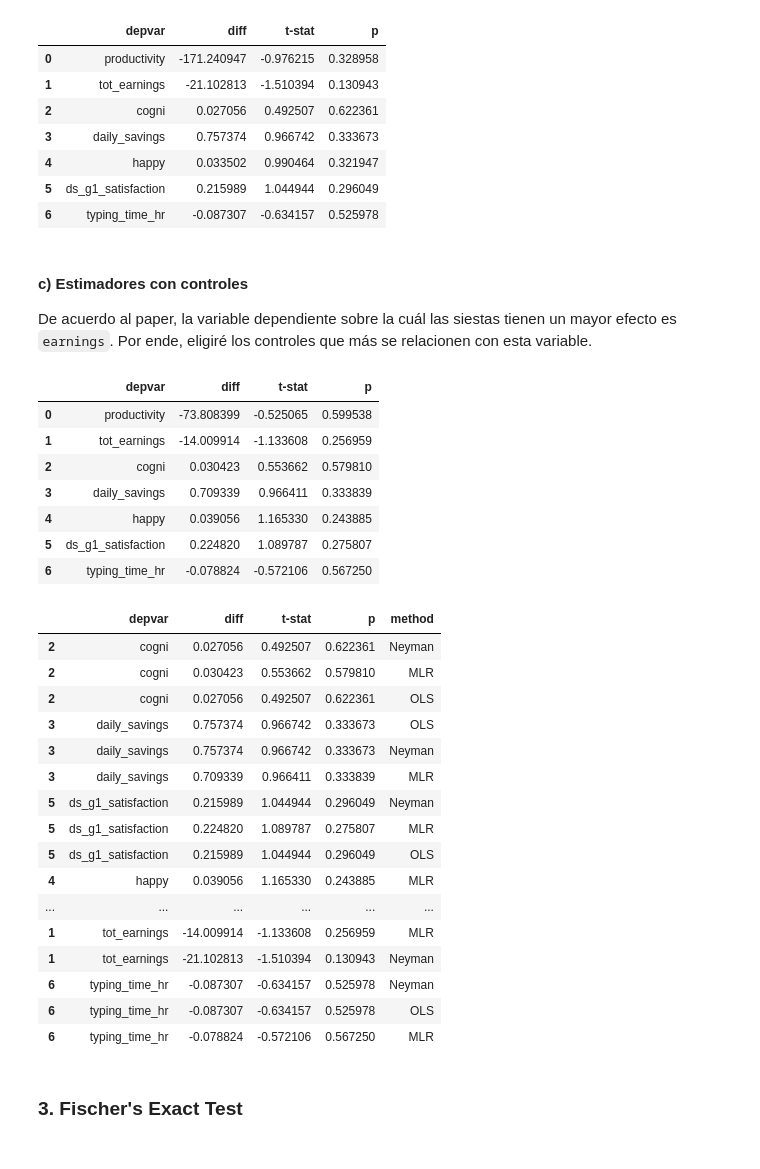
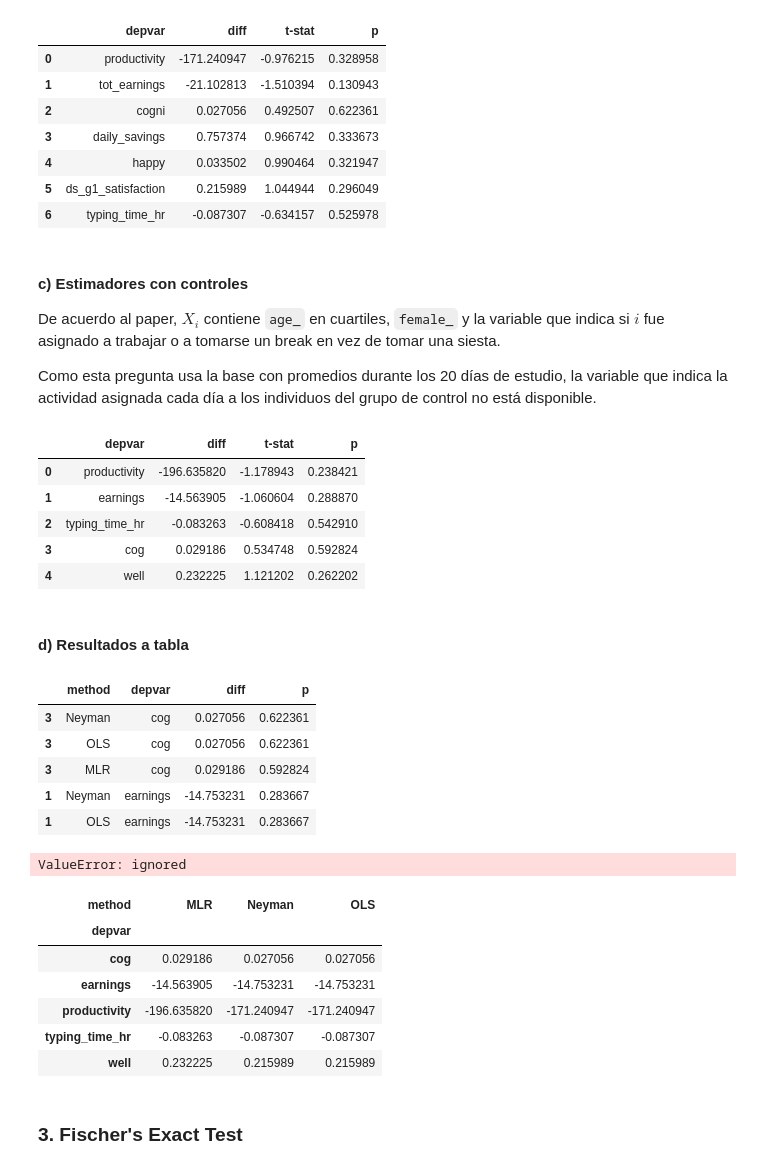
Before and after one commit to ArturoSbr/EmtrAp-hw01, a Jupyter notebook: cod/main.ipynb, the cells around one changed output. Saved outputs shown, nothing was run; the diff lists cells and outputs as text; code cells hidden in the pictures.

Commit message:
Stuck on reshaping summary table 1.2.d

```diff
--- a/cod/main.ipynb
+++ b/cod/main.ipynb
@@ -144,17 +132,16 @@ t_ols
 | 6 | typing_time_hr | -0.087307 | -0.634157 | 0.525978 |
 # %% [markdown]
 #### c) Estimadores con controles
-De acuerdo al paper, la variable dependiente sobre la cuál las siestas tienen un mayor efecto es `earnings`. Por ende, eligiré los controles que más se relacionen con esta variable.
+De acuerdo al paper, $X_i$ contiene `age_` en cuartiles, `female_` y la variable que indica si $i$ fue asignado a trabajar o a tomarse un break en vez de tomar una siesta.
+
+Como esta pregunta usa la base con promedios durante los 20 días de estudio, la variable que indica la actividad asignada cada día a los individuos del grupo de control no está disponible.
 # %%
-# Correlación con earnings
-# print(d2.corr()['earnings'].sort_values())
-
-# Regresiones a tabla
-t_ols = pd.DataFrame(data=d, columns=['depvar','diff','t-stat','p'])
-t_ols
+# Edad a cuartiles y luego a dummies
+d2['age_q'] = pd.qcut(x=d2['age_'], q=4, labels=[f'q{i}' for i in range(1,5)])
+d2 = pd.get_dummies(data=d2, prefix='age_', prefix_sep='', columns=['age_q'], )
 
 # Tratamiento y controles
-X = ['const','T_nap','age_','education_']
+X = ['T_nap','const','age_q2','age_q3','age_q4','female_']
 
 # Correr regresiones
 d = []
@@ -168,37 +155,45 @@ t_ctr = pd.DataFrame(data=d, columns=['depvar','diff','t-stat','p'])
 t_ctr
 # %% [output]
 |  | depvar | diff | t-stat | p |
-| 0 | productivity | -73.808399 | -0.525065 | 0.599538 |
-| 1 | tot_earnings | -14.009914 | -1.133608 | 0.256959 |
-| 2 | cogni | 0.030423 | 0.553662 | 0.579810 |
-| 3 | daily_savings | 0.709339 | 0.966411 | 0.333839 |
-| 4 | happy | 0.039056 | 1.165330 | 0.243885 |
-| 5 | ds_g1_satisfaction | 0.224820 | 1.089787 | 0.275807 |
-| 6 | typing_time_hr | -0.078824 | -0.572106 | 0.567250 |
+| 0 | productivity | -196.635820 | -1.178943 | 0.238421 |
+| 1 | earnings | -14.563905 | -1.060604 | 0.288870 |
+| 2 | typing_time_hr | -0.083263 | -0.608418 | 0.542910 |
+| 3 | cog | 0.029186 | 0.534748 | 0.592824 |
+| 4 | well | 0.232225 | 1.121202 | 0.262202 |
+# %% [markdown]
+#### d) Resultados a tabla
+# %%
+t.head()
+# %% [output]
+|  | method | depvar | diff | p |
+| 3 | Neyman | cog | 0.027056 | 0.622361 |
+| 3 | OLS | cog | 0.027056 | 0.622361 |
+| 3 | MLR | cog | 0.029186 | 0.592824 |
+| 1 | Neyman | earnings | -14.753231 | 0.283667 |
+| 1 | OLS | earnings | -14.753231 | 0.283667 |
+# %%
+pd.wide_to_long(df=t, stubnames=['diff','p'], i='depvar', j='method')
+# %% [output]
+ValueError: ignored
 # %%
+# Concatenar resultados
 t = pd.concat([t_ney.assign(method='Neyman'),
                t_ols.assign(method='OLS'),
                t_ctr.assign(method='MLR')])
 
-t.sort_values('depvar')
+#
+
+# Limpiar tabla
+t = t[['method','depvar','diff','p']].sort_values('depvar')
+t.pivot(index='depvar', columns='method', values='diff')
 # %% [output]
-|  | depvar | diff | t-stat | p | method |
-| 2 | cogni | 0.027056 | 0.492507 | 0.622361 | Neyman |
-| 2 | cogni | 0.030423 | 0.553662 | 0.579810 | MLR |
-| 2 | cogni | 0.027056 | 0.492507 | 0.622361 | OLS |
-| 3 | daily_savings | 0.757374 | 0.966742 | 0.333673 | OLS |
-| 3 | daily_savings | 0.757374 | 0.966742 | 0.333673 | Neyman |
-| 3 | daily_savings | 0.709339 | 0.966411 | 0.333839 | MLR |
-| 5 | ds_g1_satisfaction | 0.215989 | 1.044944 | 0.296049 | Neyman |
-| 5 | ds_g1_satisfaction | 0.224820 | 1.089787 | 0.275807 | MLR |
-| 5 | ds_g1_satisfaction | 0.215989 | 1.044944 | 0.296049 | OLS |
-| 4 | happy | 0.039056 | 1.165330 | 0.243885 | MLR |
-| ... | ... | ... | ... | ... | ... |
-| 1 | tot_earnings | -14.009914 | -1.133608 | 0.256959 | MLR |
-| 1 | tot_earnings | -21.102813 | -1.510394 | 0.130943 | Neyman |
-| 6 | typing_time_hr | -0.087307 | -0.634157 | 0.525978 | Neyman |
-| 6 | typing_time_hr | -0.087307 | -0.634157 | 0.525978 | OLS |
-| 6 | typing_time_hr | -0.078824 | -0.572106 | 0.567250 | MLR |
+| method | MLR | Neyman | OLS |
+| depvar |  |  |  |
+| cog | 0.029186 | 0.027056 | 0.027056 |
+| earnings | -14.563905 | -14.753231 | -14.753231 |
+| productivity | -196.635820 | -171.240947 | -171.240947 |
+| typing_time_hr | -0.083263 | -0.087307 | -0.087307 |
+| well | 0.232225 | 0.215989 | 0.215989 |
 # %% [markdown]
 ### 3. Fischer's Exact Test
 # %%
```
Also changed, not shown: parts of 3 cells of this notebook.
